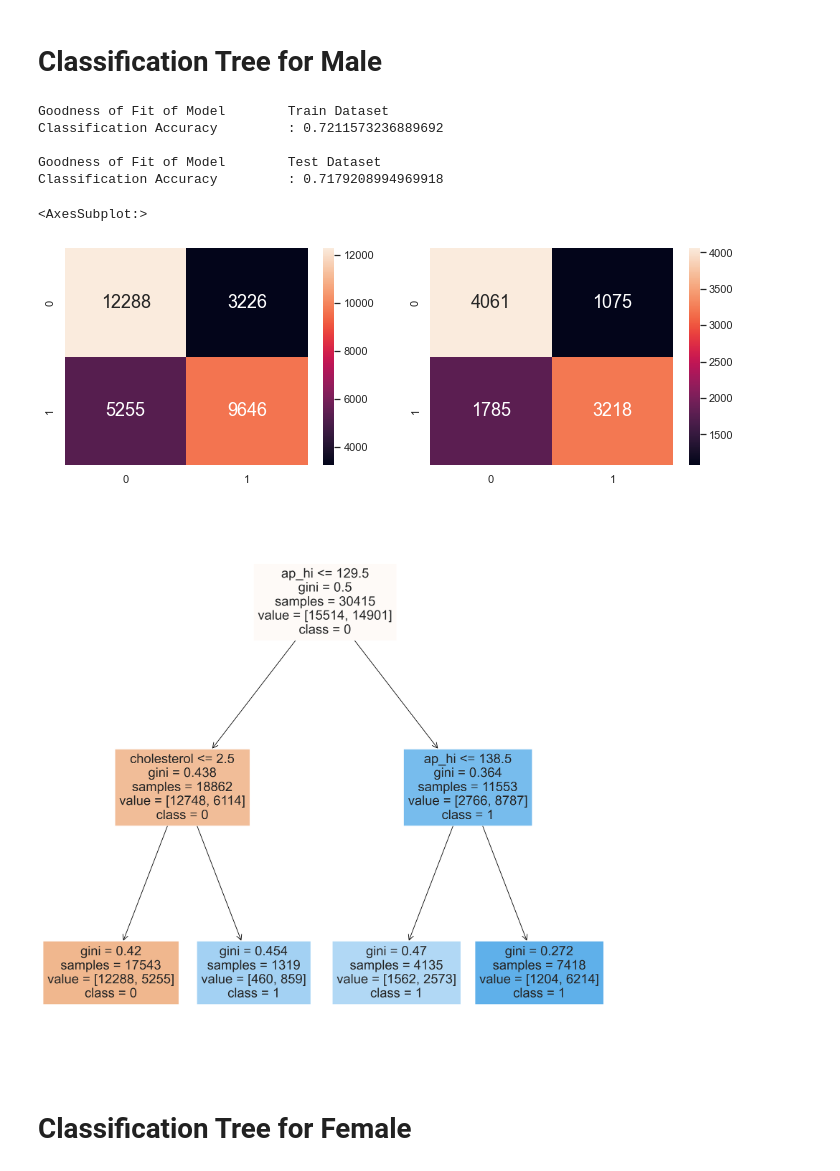
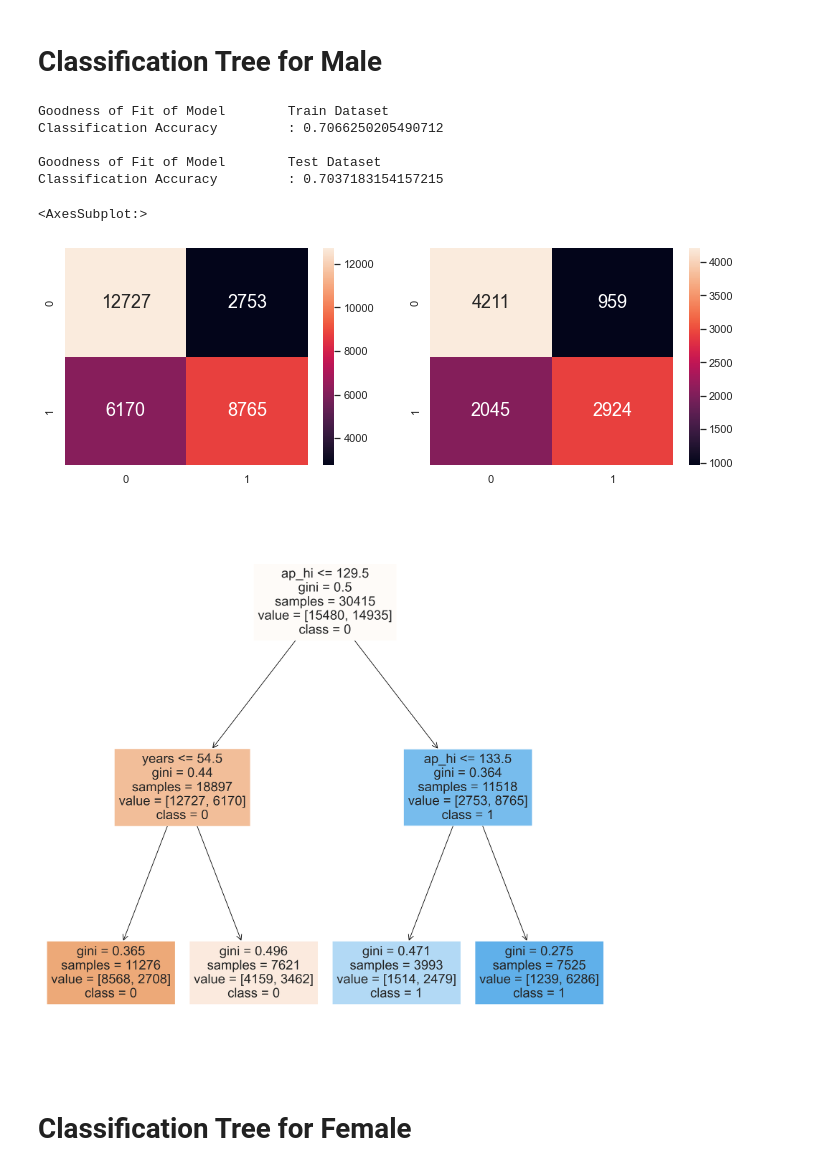
Before and after one commit to kelvtan96/EE0005, a Jupyter notebook: Project Code.ipynb, the cells around one changed output. Saved outputs shown, nothing was run; the diff lists cells and outputs as text; code cells hidden in the pictures.

Commit message:
More changes for decision tree
included all the variables inside predictors for decision tree

```diff
--- a/Project Code.ipynb
+++ b/Project Code.ipynb
@@ -1144,7 +1144,7 @@ from sklearn.model_selection import train_test_split
 from sklearn.metrics import confusion_matrix
 
 # Extract Response and Predictors
-predictors = ["cholesterol", "smoke", "gluc", "ap_lo", "alco", "active","gender", "ap_hi", "weight", "height"]
+predictors = ["cholesterol", "smoke", "gluc", "ap_lo", "alco", "active", "ap_hi", "weight", "height","MAP","bmi","years"]
 
 # Recall the Legendary-Total Dataset
 y = pd.DataFrame(maleDF['cardio'])   # Response
@@ -1156,36 +1156,36 @@ X_train, X_test, y_train, y_test = train_test_split(X, y, test_size = 0.25)
 
 # Decision Tree using Train Data
 dectree = DecisionTreeClassifier(max_depth = 2)  # create the decision tree object
 dectree.fit(X_train, y_train)                    # train the decision tree model
 
 # Predict Legendary values corresponding to Total
 y_train_pred = dectree.predict(X_train)
 y_test_pred = dectree.predict(X_test)
 
 # Check the Goodness of Fit (on Train Data)
 print("Goodness of Fit of Model \tTrain Dataset")
 print("Classification Accuracy \t:", dectree.score(X_train, y_train))
 print()
 
 # Check the Goodness of Fit (on Test Data)
 print("Goodness of Fit of Model \tTest Dataset")
 print("Classification Accuracy \t:", dectree.score(X_test, y_test))
 print()
 
 # Plot the Confusion Matrix for Train and Test
 f, axes = plt.subplots(1, 2, figsize=(12, 4))
 sb.heatmap(confusion_matrix(y_train, y_train_pred),
            annot = True, fmt=".0f", annot_kws={"size": 18}, ax = axes[0])
 sb.heatmap(confusion_matrix(y_test, y_test_pred),
            annot = True, fmt=".0f", annot_kws={"size": 18}, ax = axes[1])
 # %% [output]
 Goodness of Fit of Model        Train Dataset
-Classification Accuracy         : 0.7211573236889692
+Classification Accuracy         : 0.7066250205490712
 
 Goodness of Fit of Model        Test Dataset
-Classification Accuracy         : 0.7179208994969918
+Classification Accuracy         : 0.7037183154157215
 <AxesSubplot:>
-[figure, old version]
+[figure, new version]
 # %%
 # Plot the trained Decision Tree
 from sklearn.tree import plot_tree
@@ -1203,7 +1203,7 @@ for o in out:
 
 plt.show()
 # %% [output]
-[figure, old version]
+[figure, new version]
 # %% [markdown]
 # Classification Tree for Female
 # %%
```
Also changed, not shown: parts of 2 cells of this notebook.
